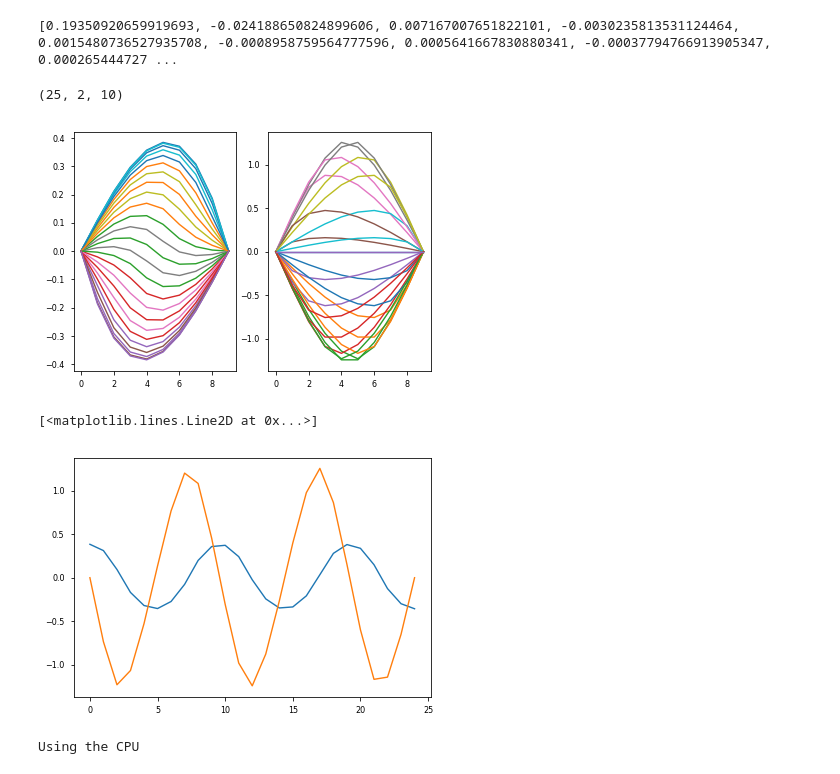
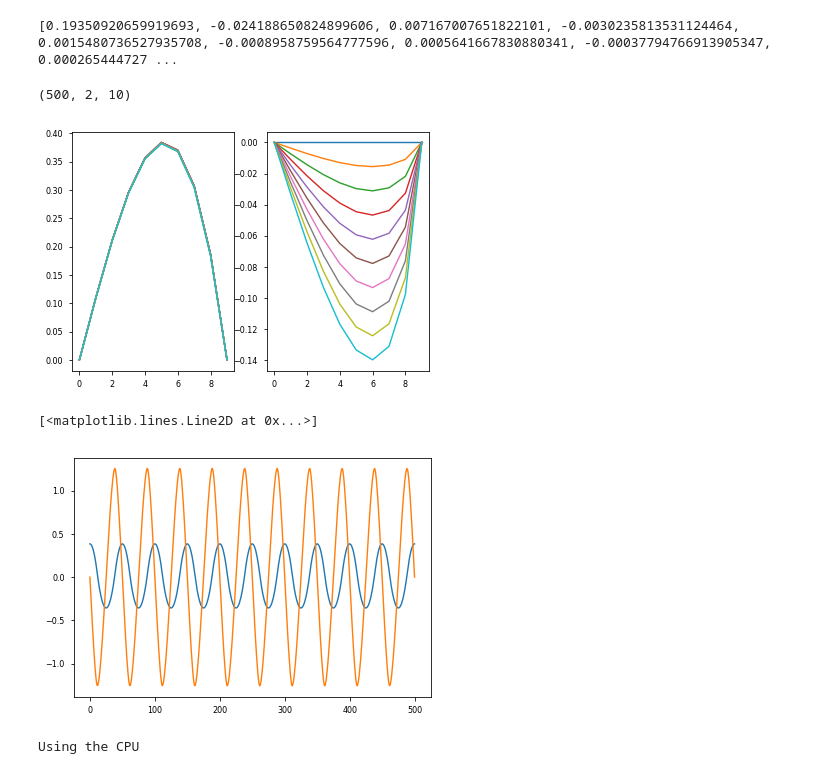
Before and after one commit to afqueiruga/on_learned_dynamics, a Jupyter notebook: WaveEquation.ipynb, the cells around one changed output. Saved outputs shown, nothing was run; the diff lists cells and outputs as text; code cells hidden in the pictures.

```diff
--- a/WaveEquation.ipynb
+++ b/WaveEquation.ipynb
@@ -42,38 +43,39 @@ PAR = [
 def make_wave_dataset(NX,NT, params={}):
     """Returns a numpy array with dimensions (N_time=NT, N_channel=2, N_space=NX)"""
     xs = np.linspace(0,1,NX)
-    ts = np.linspace(0,5,NT)
+    ts = np.linspace(0,20,NT)
     grid = np.meshgrid(xs,ts)
     orc = detest.oracles.WaveEquation1D(params)
     res = orc(np.c_[grid[0].ravel(),grid[1].ravel()])
 
     for k in res.keys():
         res[k] = res[k].reshape(NT,1,NX)
-    return np.concatenate([res['u'],res['v']], axis=1)
+    return ts, np.concatenate([res['u'],res['v']], axis=1)
 # %%
-data = make_wave_dataset(10,25,params=PAR[1])
+ts, data = make_wave_dataset(10,500,params=PAR[1])
 # %% [output]
 [0.19350920659919693, -0.024188650824899606, 0.007167007651822101, -0.0030235813531124464, 0.0015480736527935708, -0.0008958759564777596, 0.0005641667830880341, -0.00037794766913905347, 0.000265444727 ...
 # %%
 NT,_,NX = data.shape
+dt = ts[1]-ts[0]
 data.shape
 # %% [output]
-(25, 2, 10)
+(500, 2, 10)
 # %%
 plt.subplot(1,2,1)
-for i in range(NT):
+for i in range(0,NT,NT//10):
     plt.plot(data[i,0,:])
 plt.subplot(1,2,2)
-for i in range(NT):
+for i in range(0,NT,NT//10):
     plt.plot(data[i,1,:])
 # %% [output]
-[figure, old version]
+[figure, new version]
 # %%
 plt.plot(data[:,0,NX//2])
 plt.plot(data[:,1,NX//2])
 # %% [output]
 [<matplotlib.lines.Line2D at 0x...>]
-[figure, old version]
+[figure, new version]
 # %%
 device=get_device()
 set_seed()
```
Also changed, not shown: parts of 11 cells of this notebook.
